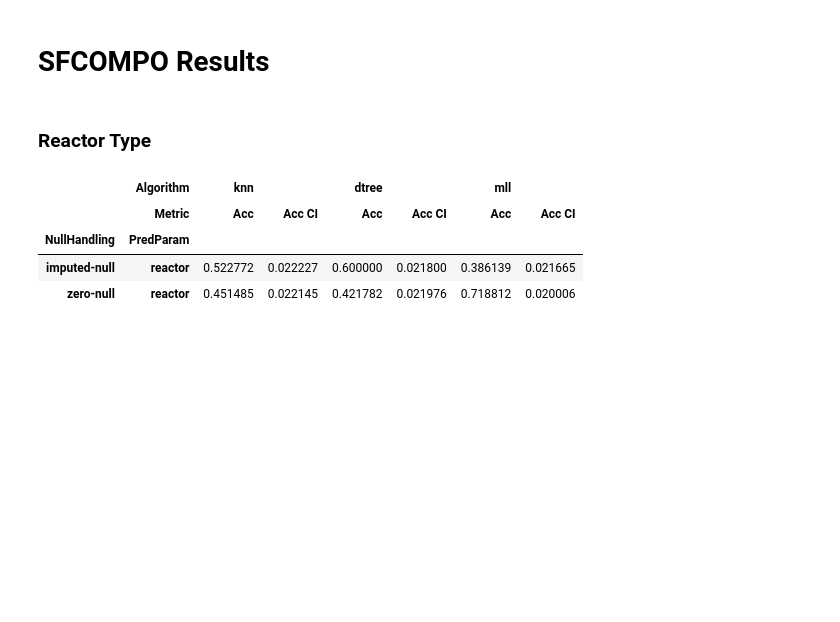
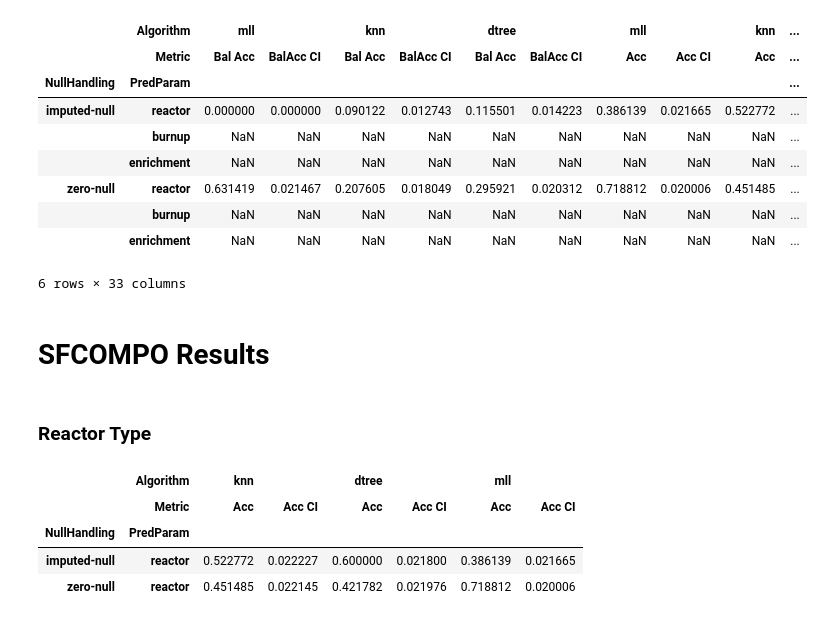
Before and after one commit to opotowsky/process_results, a Jupyter notebook: sfco-preds_mll_scikit_compare.ipynb, the cells around one changed output. Saved outputs shown, nothing was run; the diff lists cells and outputs as text; code cells hidden in the pictures; blank space fills up the shorter version.

```diff
--- a/sfco-preds_mll_scikit_compare.ipynb
+++ b/sfco-preds_mll_scikit_compare.ipynb
@@ -14,3 +7,18 @@ df.loc[(['imputed-null', 'zero-null'], ['burnup', 'enrichment']), (['knn', 'dtre
+# %%
+accs = {'Balanced Accuracy' : 'Bal Acc', 'Accuracy' : 'Acc'}
+df.rename(columns=accs, inplace=True)
+df
+# %% [output]
+|  | Algorithm | mll |  | knn |  | dtree |  | mll |  | knn | ... |
+|  | Metric | Bal Acc | BalAcc CI | Bal Acc | BalAcc CI | Bal Acc | BalAcc CI | Acc | Acc CI | Acc | ... |
+| NullHandling | PredParam |  |  |  |  |  |  |  |  |  | ... |
+| imputed-null | reactor | 0.000000 | 0.000000 | 0.090122 | 0.012743 | 0.115501 | 0.014223 | 0.386139 | 0.021665 | 0.522772 | ... |
+|  | burnup | NaN | NaN | NaN | NaN | NaN | NaN | NaN | NaN | NaN | ... |
+|  | enrichment | NaN | NaN | NaN | NaN | NaN | NaN | NaN | NaN | NaN | ... |
+| zero-null | reactor | 0.631419 | 0.021467 | 0.207605 | 0.018049 | 0.295921 | 0.020312 | 0.718812 | 0.020006 | 0.451485 | ... |
+|  | burnup | NaN | NaN | NaN | NaN | NaN | NaN | NaN | NaN | NaN | ... |
+|  | enrichment | NaN | NaN | NaN | NaN | NaN | NaN | NaN | NaN | NaN | ... |
+6 rows × 33 columns
 # %% [markdown]
 # SFCOMPO Results
 # %% [markdown]
```
Also changed, not shown: parts of 10 cells of this notebook.
